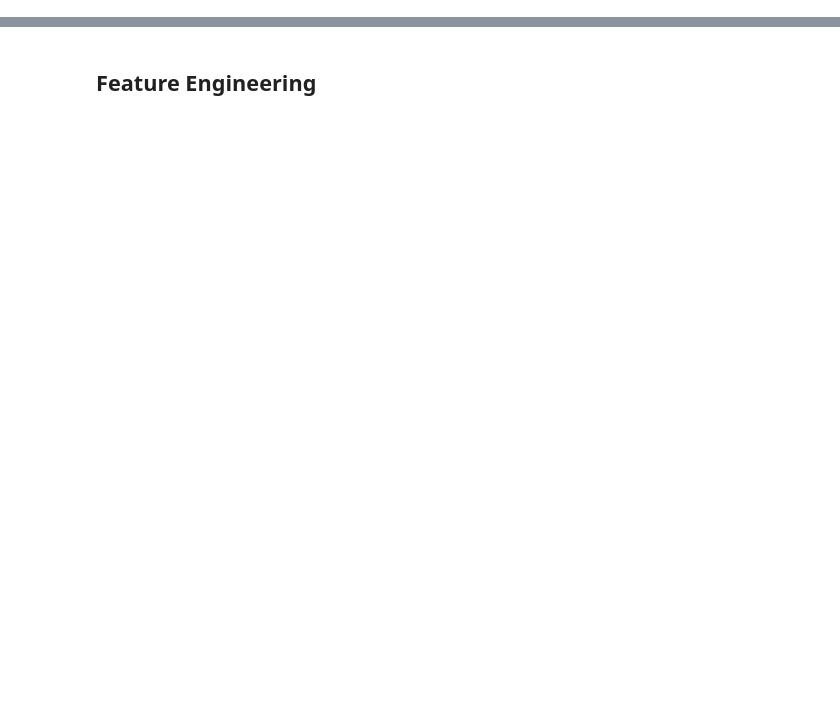
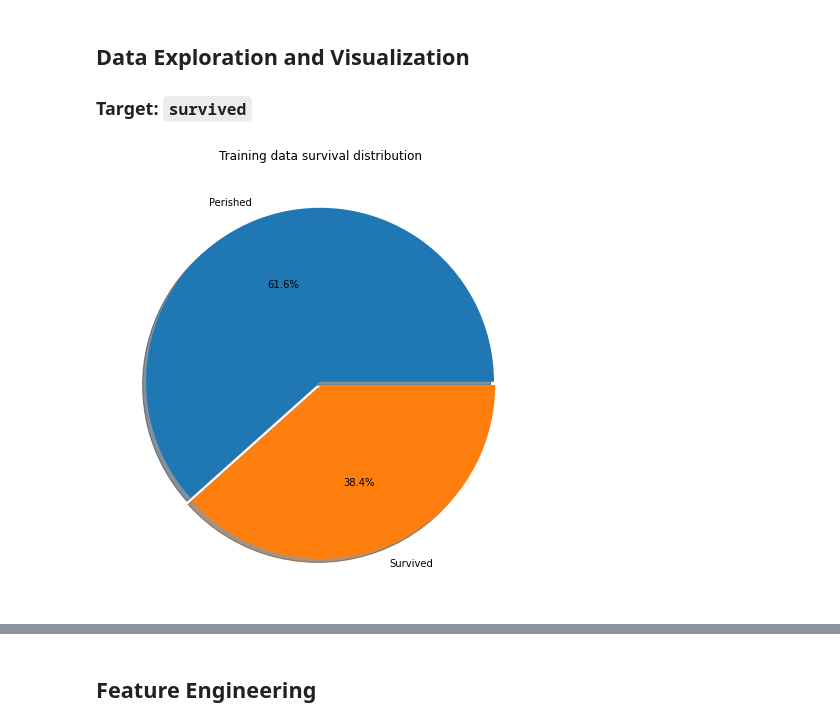
Before and after one commit to l-schultheis/kaggle-titanic, a Jupyter notebook: eda-and-modeling.ipynb, the cells around one changed output, grey strips where cells are left out. Cells and saved outputs as stored; diff of their text form; code cells hidden in the pictures; blank space fills up the shorter version.

```diff
--- a/eda-and-modeling.ipynb
+++ b/eda-and-modeling.ipynb
@@ -270,0 +30,16 @@ Name: age, dtype: float64
+# %% [markdown]
+## Data Exploration and Visualization
+### Target: `survived`
+# %%
+fig, ax = plt.subplots(figsize=(8,8))
+ax.pie(
+    train.groupby('survived').survived.agg('count'),
+    explode=[0.01, 0.01],
+    labels=['Perished', 'Survived'],
+    autopct='%1.1f%%',
+    shadow=True
+)
+ax.set_title('Training data survival distribution')
+plt.show()
+# %% [output]
+[figure, added]
```
Also changed, not shown: parts of 110 cells of this notebook, 2 other files.
